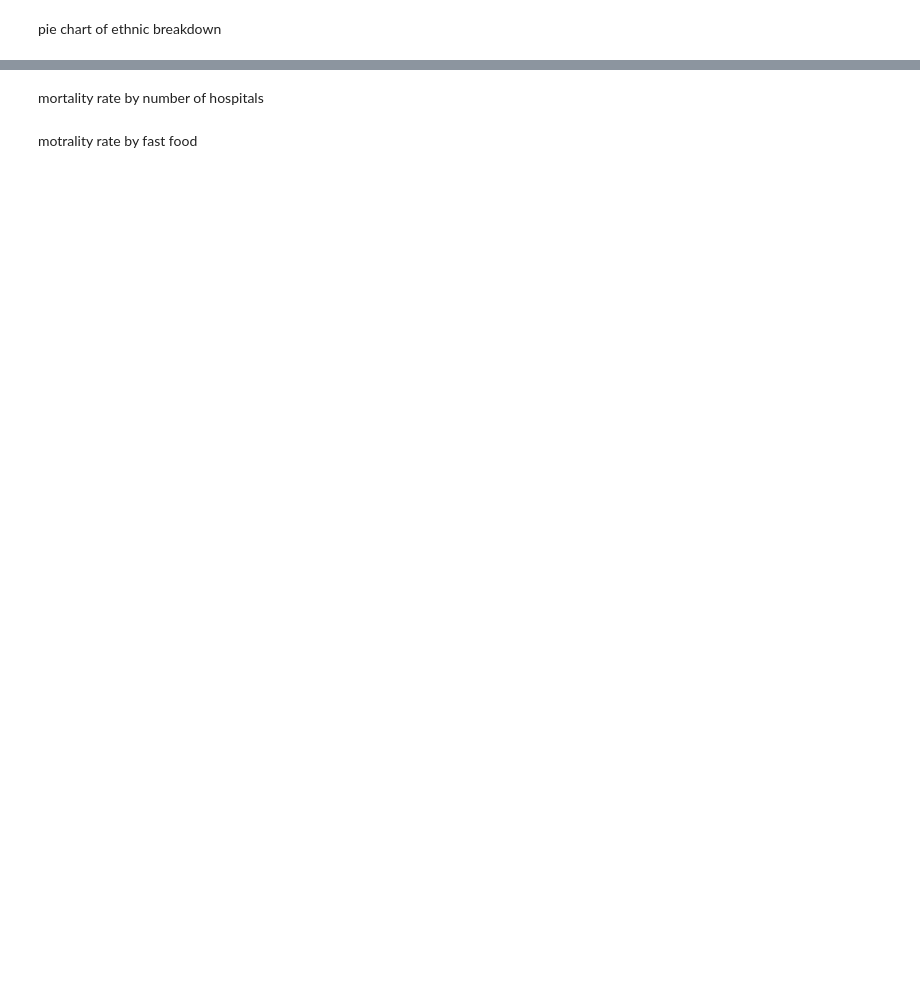
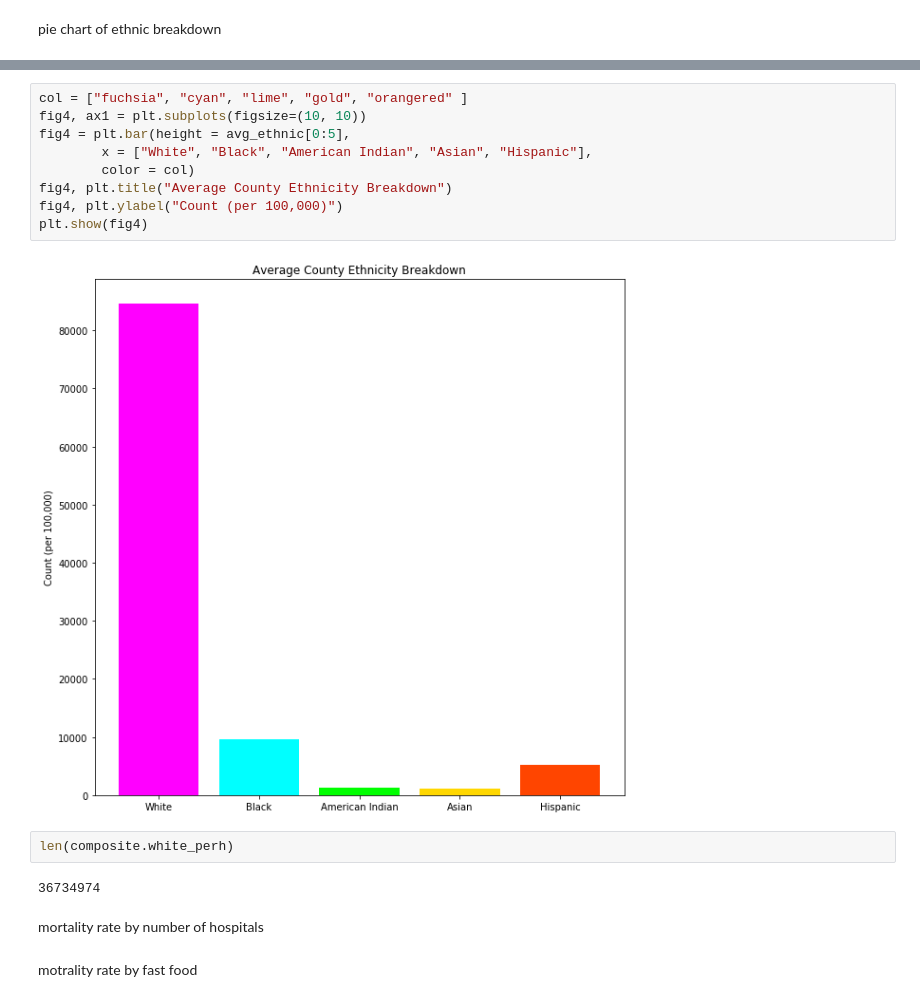
Before and after one commit to petersmyers/Project1, a Jupyter notebook: Project1_Visualizations.ipynb, the cells around one changed output, grey strips where cells are left out. Drawn from its saved outputs; the diff is of its cells as text; blank space fills up the shorter version.

```diff
--- a/Project1_Visualizations.ipynb
+++ b/Project1_Visualizations.ipynb
@@ -91,3 +129,18 @@ pie chart of ethnic breakdown
+# %%
+col = ["fuchsia", "cyan", "lime", "gold", "orangered" ]
+fig4, ax1 = plt.subplots(figsize=(10, 10))
+fig4 = plt.bar(height = avg_ethnic[0:5],
+        x = ["White", "Black", "American Indian", "Asian", "Hispanic"],
+        color = col)
+fig4, plt.title("Average County Ethnicity Breakdown")
+fig4, plt.ylabel("Count (per 100,000)")
+plt.show(fig4)
+# %% [output]
+[figure, added]
+# %%
+len(composite.white_perh)
+# %% [output]
+36734974
 # %% [markdown]
 mortality rate by number of hospitals
 # %% [markdown]
```
Also changed, not shown: parts of 13 cells of this notebook.
